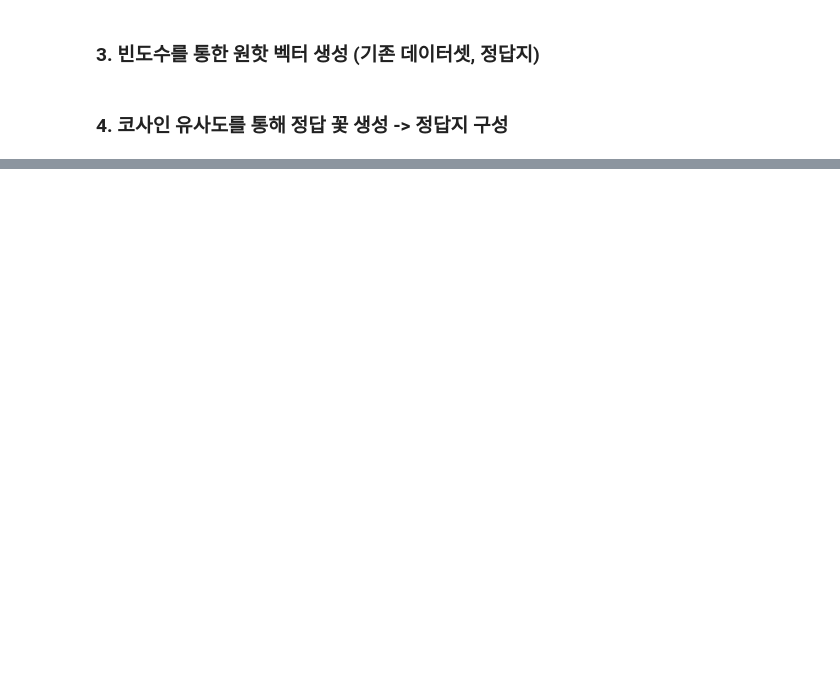
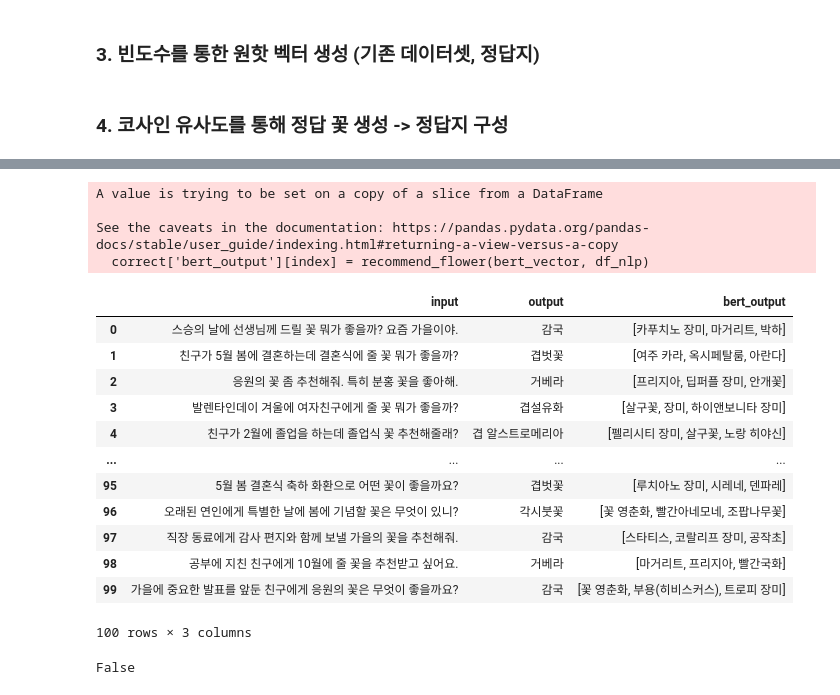
Before and after one commit to Fiurinee-Tave/Model, a Jupyter notebook: data/14_추천시스템_평가.ipynb, the cells around one changed output, grey strips where cells are left out. Saved outputs shown, nothing was run; the diff lists cells and outputs as text; code cells hidden in the pictures; blank space fills up the shorter version.

```diff
--- a/data/14_추천시스템_평가.ipynb
+++ b/data/14_추천시스템_평가.ipynb
@@ -196,0 +220,6 @@ correct.head(5)
+# %%
+df_nlp= pd.read_csv("C:/Users/pc/Model/Model-4/dataset/추천시스템_데이터.csv")
+
+# JSON 문자열을 배열로 변환
+df_nlp['최종_벡터'] = df_nlp['최종_벡터'].apply(lambda x: np.array(json.loads(x)))
+df_nlp.head(5)
@@ -196,0 +233,52 @@ correct.head(5)
+# %%
+# 추천 시스템 함수 (코사인 유사도 기반)
+def recommend_flower(user_input, df):
+
+    #코사인 유사도 산출
+    df['유사도'] = df['최종_벡터'].apply(lambda x: cosine_similarity(user_input, x)[0][0])
+    df['유사도'] = df['유사도'].astype(float) #숫자형으로 변환
+
+    # 유사도를 기준으로 상위 3개의 꽃을 선택하고 중복된 꽃을 제거
+    top3 = df.nlargest(3, '유사도').drop_duplicates(subset='꽃')
+
+    # 만약 중복 제거 후 3개의 꽃이 되지 않는 경우, 다시 nlargest로 채우기
+    if top3.shape[0] < 3:
+        additional_top = df.nlargest(20, '유사도')  # 상위 10개 정도를 선택
+        additional_top = additional_top[~additional_top['꽃'].isin(top3['꽃'])]
+        top3 = pd.concat([top3, additional_top]).nlargest(3, '유사도').drop_duplicates(subset='꽃')
+
+    return top3['꽃'].values.tolist()
+# %%
+#임의의 값 넣기
+correct['bert_output'] = 0
+# %%
+# correct 데이터셋의 각 행에 대해 꽃 추천 진행
+for index, row in correct.iterrows():
+    bert_vector = row['bert_vector']
+    correct['bert_output'][index] = recommend_flower(bert_vector, df_nlp)
+# %% [output]
+A value is trying to be set on a copy of a slice from a DataFrame
+
+See the caveats in the documentation: https://pandas.pydata.org/pandas-docs/stable/user_guide/indexing.html#returning-a-view-versus-a-copy
+  correct['bert_output'][index] = recommend_flower(bert_vector, df_nlp)
+# %%
+correct2 = correct[["input", "output", "bert_output"]]
+correct2
+# %% [output]
+|  | input | output | bert_output |
+| 0 | 스승의 날에 선생님께 드릴 꽃 뭐가 좋을까? 요즘 가을이야. | 감국 | [카푸치노 장미, 마거리트, 박하] |
+| 1 | 친구가 5월 봄에 결혼하는데 결혼식에 줄 꽃 뭐가 좋을까? | 겹벗꽃 | [여주 카라, 옥시페탈룸, 아란다] |
+| 2 | 응원의 꽃 좀 추천해줘. 특히 분홍 꽃을 좋아해. | 거베라 | [프리지아, 딥퍼플 장미, 안개꽃] |
+| 3 | 발렌타인데이 겨울에 여자친구에게 줄 꽃 뭐가 좋을까? | 겹설유화 | [살구꽃, 장미, 하이앤보니타 장미] |
+| 4 | 친구가 2월에 졸업을 하는데 졸업식 꽃 추천해줄래? | 겹 알스트로메리아 | [펠리시티 장미, 살구꽃, 노랑 히야신] |
+| ... | ... | ... | ... |
+| 95 | 5월 봄 결혼식 축하 화환으로 어떤 꽃이 좋을까요? | 겹벗꽃 | [루치아노 장미, 시레네, 덴파레] |
+| 96 | 오래된 연인에게 특별한 날에 봄에 기념할 꽃은 무엇이 있니? | 각시붓꽃 | [꽃 영춘화, 빨간아네모네, 조팝나무꽃] |
+| 97 | 직장 동료에게 감사 편지와 함께 보낼 가을의 꽃을 추천해줘. | 감국 | [스타티스, 코랄리프 장미, 공작초] |
+| 98 | 공부에 지친 친구에게 10월에 줄 꽃을 추천받고 싶어요. | 거베라 | [마거리트, 프리지아, 빨간국화] |
+| 99 | 가을에 중요한 발표를 앞둔 친구에게 응원의 꽃은 무엇이 좋을까요? | 감국 | [꽃 영춘화, 부용(히비스커스), 트로피 장미] |
+100 rows × 3 columns
+# %%
+correct2['output'][0] in correct2['bert_output'][0]
+# %% [output]
+False
```
Also changed, not shown: parts of 12 cells of this notebook, 1 other file.
